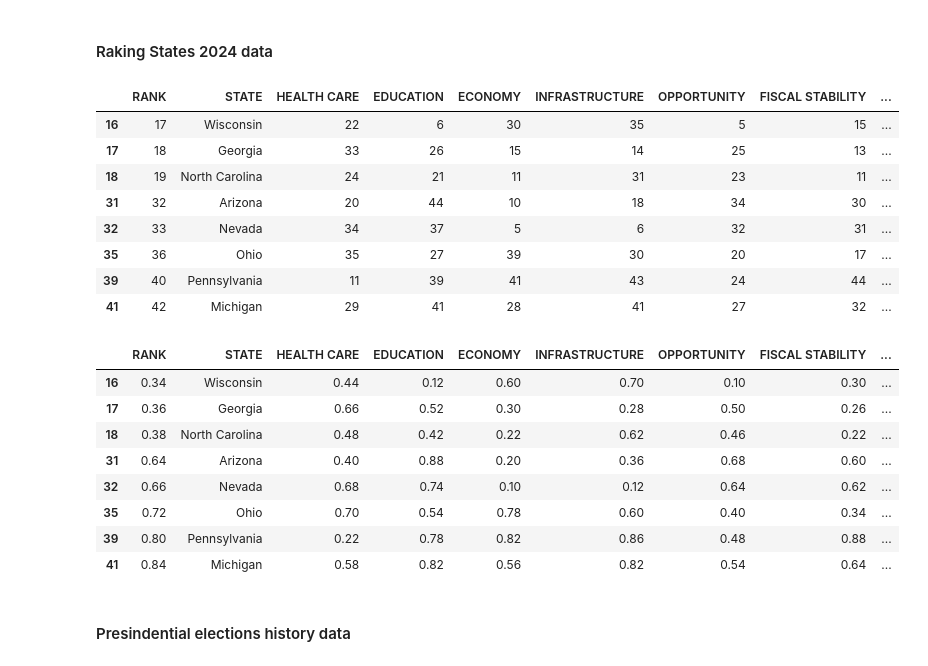
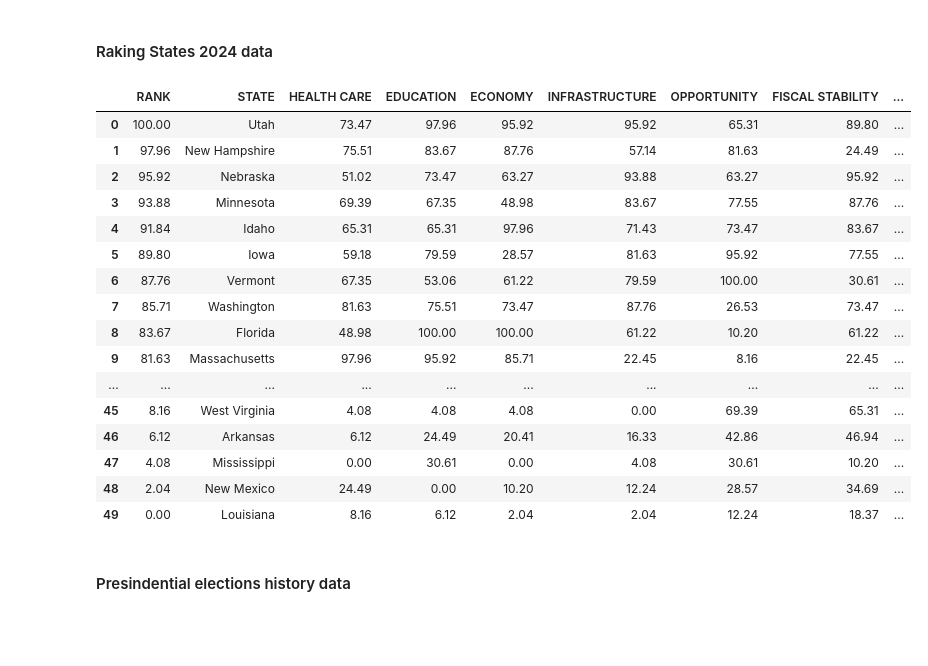
Before and after one commit to aliciachimeno/us-2024-election-prediction, a Jupyter notebook: scr/data_exploration.ipynb, the cells around one changed output. Saved outputs shown, nothing was run; the diff lists cells and outputs as text; code cells hidden in the pictures; blank space fills up the shorter version.

```diff
--- a/scr/data_exploration.ipynb
+++ b/scr/data_exploration.ipynb
@@ -15,12 +13,0 @@ df_swing_states= df[df['STATE'].isin(swing_states)]
-# %%
-df_swing_states
-# %% [output]
-|  | RANK | STATE | HEALTH CARE | EDUCATION | ECONOMY | INFRASTRUCTURE | OPPORTUNITY | FISCAL STABILITY | ... |
-| 16 | 17 | Wisconsin | 22 | 6 | 30 | 35 | 5 | 15 | ... |
-| 17 | 18 | Georgia | 33 | 26 | 15 | 14 | 25 | 13 | ... |
-| 18 | 19 | North Carolina | 24 | 21 | 11 | 31 | 23 | 11 | ... |
-| 31 | 32 | Arizona | 20 | 44 | 10 | 18 | 34 | 30 | ... |
-| 32 | 33 | Nevada | 34 | 37 | 5 | 6 | 32 | 31 | ... |
-| 35 | 36 | Ohio | 35 | 27 | 39 | 30 | 20 | 17 | ... |
-| 39 | 40 | Pennsylvania | 11 | 39 | 41 | 43 | 24 | 44 | ... |
-| 41 | 42 | Michigan | 29 | 41 | 28 | 41 | 27 | 32 | ... |
@@ -29,12 +14,32 @@ df_swing_states.loc[:, df_swing_states.columns != "STATE"] =  df_swing_states.lo
-# %%
-df_swing_states
-# %% [output]
-|  | RANK | STATE | HEALTH CARE | EDUCATION | ECONOMY | INFRASTRUCTURE | OPPORTUNITY | FISCAL STABILITY | ... |
-| 16 | 0.34 | Wisconsin | 0.44 | 0.12 | 0.60 | 0.70 | 0.10 | 0.30 | ... |
-| 17 | 0.36 | Georgia | 0.66 | 0.52 | 0.30 | 0.28 | 0.50 | 0.26 | ... |
-| 18 | 0.38 | North Carolina | 0.48 | 0.42 | 0.22 | 0.62 | 0.46 | 0.22 | ... |
-| 31 | 0.64 | Arizona | 0.40 | 0.88 | 0.20 | 0.36 | 0.68 | 0.60 | ... |
-| 32 | 0.66 | Nevada | 0.68 | 0.74 | 0.10 | 0.12 | 0.64 | 0.62 | ... |
-| 35 | 0.72 | Ohio | 0.70 | 0.54 | 0.78 | 0.60 | 0.40 | 0.34 | ... |
-| 39 | 0.80 | Pennsylvania | 0.22 | 0.78 | 0.82 | 0.86 | 0.48 | 0.88 | ... |
-| 41 | 0.84 | Michigan | 0.58 | 0.82 | 0.56 | 0.82 | 0.54 | 0.64 | ... |
+# %%
+columns_to_transform = ['RANK', 'HEALTH CARE', 'EDUCATION', 'ECONOMY',
+                         'INFRASTRUCTURE', 'OPPORTUNITY', 'FISCAL STABILITY',
+                         'CRIME & CORRECTIONS', 'NATURAL ENVIRONMENT']
+
+min_rank = 1
+max_rank = 50
+
+for column in columns_to_transform:
+    max_value = df[column].max()
+    min_value = df[column].min()
+    df[column] = (((max_value - df[column]) / (max_value - min_value)) * 100).round(2)
+# %%
+df
+# %% [output]
+|  | RANK | STATE | HEALTH CARE | EDUCATION | ECONOMY | INFRASTRUCTURE | OPPORTUNITY | FISCAL STABILITY | ... |
+| 0 | 100.00 | Utah | 73.47 | 97.96 | 95.92 | 95.92 | 65.31 | 89.80 | ... |
+| 1 | 97.96 | New Hampshire | 75.51 | 83.67 | 87.76 | 57.14 | 81.63 | 24.49 | ... |
+| 2 | 95.92 | Nebraska | 51.02 | 73.47 | 63.27 | 93.88 | 63.27 | 95.92 | ... |
+| 3 | 93.88 | Minnesota | 69.39 | 67.35 | 48.98 | 83.67 | 77.55 | 87.76 | ... |
+| 4 | 91.84 | Idaho | 65.31 | 65.31 | 97.96 | 71.43 | 73.47 | 83.67 | ... |
+| 5 | 89.80 | Iowa | 59.18 | 79.59 | 28.57 | 81.63 | 95.92 | 77.55 | ... |
+| 6 | 87.76 | Vermont | 67.35 | 53.06 | 61.22 | 79.59 | 100.00 | 30.61 | ... |
+| 7 | 85.71 | Washington | 81.63 | 75.51 | 73.47 | 87.76 | 26.53 | 73.47 | ... |
+| 8 | 83.67 | Florida | 48.98 | 100.00 | 100.00 | 61.22 | 10.20 | 61.22 | ... |
+| 9 | 81.63 | Massachusetts | 97.96 | 95.92 | 85.71 | 22.45 | 8.16 | 22.45 | ... |
+| ... | ... | ... | ... | ... | ... | ... | ... | ... | ... |
+| 45 | 8.16 | West Virginia | 4.08 | 4.08 | 4.08 | 0.00 | 69.39 | 65.31 | ... |
+| 46 | 6.12 | Arkansas | 6.12 | 24.49 | 20.41 | 16.33 | 42.86 | 46.94 | ... |
+| 47 | 4.08 | Mississippi | 0.00 | 30.61 | 0.00 | 4.08 | 30.61 | 10.20 | ... |
+| 48 | 2.04 | New Mexico | 24.49 | 0.00 | 10.20 | 12.24 | 28.57 | 34.69 | ... |
+| 49 | 0.00 | Louisiana | 8.16 | 6.12 | 2.04 | 2.04 | 12.24 | 18.37 | ... |
```
Also changed, not shown: parts of 14 cells of this notebook, 1 other file.
